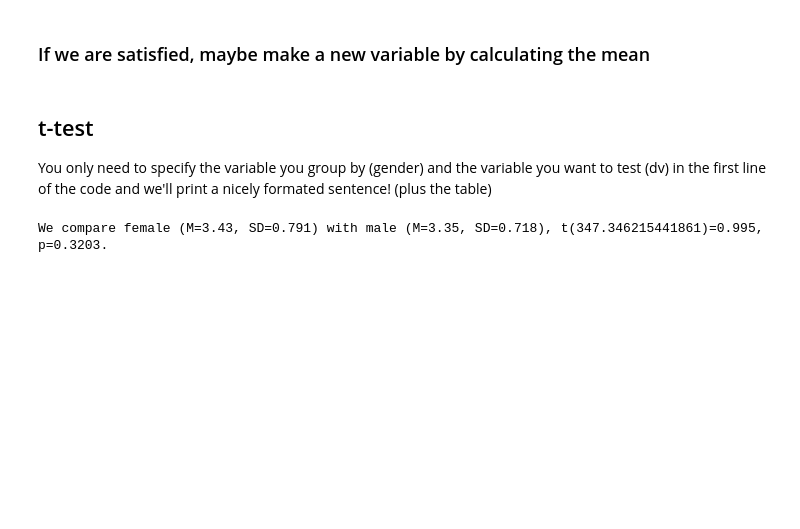
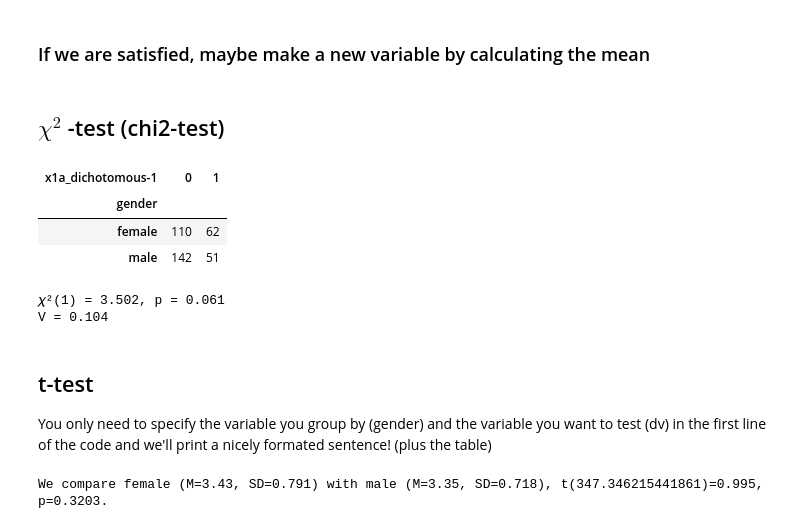
Before and after one commit to uvacw/teaching-ds-rp, a Jupyter notebook: week3/analyzing-experiments.ipynb, the cells around one changed output. Saved outputs shown, nothing was run; the diff lists cells and outputs as text; code cells hidden in the pictures; blank space fills up the shorter version.

```diff
--- a/week3/analyzing-experiments.ipynb
+++ b/week3/analyzing-experiments.ipynb
@@ -187,6 +268,27 @@ Cronbach's alpha=0.936, confidence interval= [0.925 0.946]
 ### If we are satisfied, maybe make a new variable by calculating the mean
 # %%
 df['scale_x'] = df[['x1','x2','x3','x4','x5']].mean(axis=1)   # of course, only select those you're interested in
+# %% [markdown]
+## $\chi^2$ -test (chi2-test)
+# %%
+#let's look at the crosstab
+mycrosstab = pd.crosstab(df['gender'], df['x1a_dichotomous-1'])
+mycrosstab
+# %% [output]
+| x1a_dichotomous-1 | 0 | 1 |
+| gender |  |  |
+| female | 110 | 62 |
+| male | 142 | 51 |
+# %%
+# and then get the chi2 test for that table
+c, p, dof, expected = contingency.chi2_contingency(mycrosstab)
+print(f"𝜒²({dof:.0f}) = {c:.3f}, p = {p:.3f} ")
+
+# maybe Cramer's V as well?
+print(f"V = {contingency.association(mycrosstab,method='cramer'):.3f}")
+# %% [output]
+𝜒²(1) = 3.502, p = 0.061
+V = 0.104
 # %% [markdown]
 ## t-test
 
```
Also changed, not shown: parts of 12 cells of this notebook.
